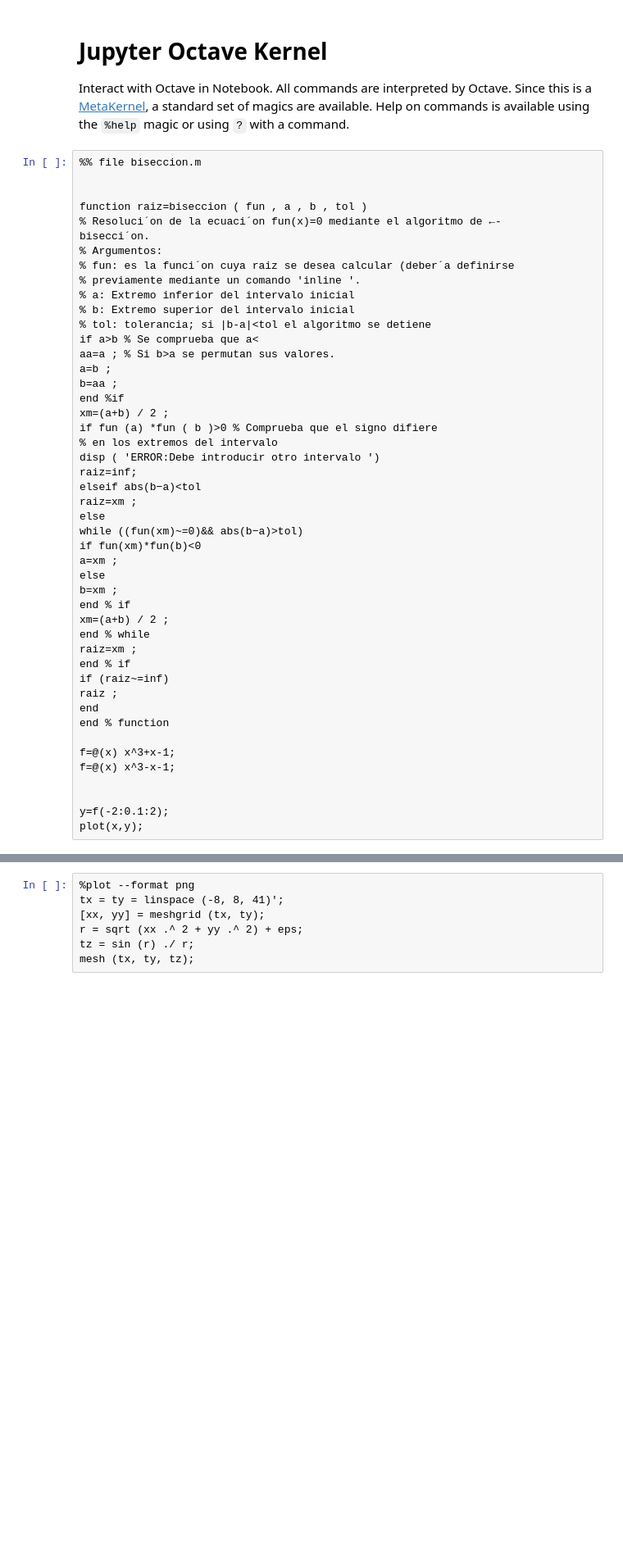
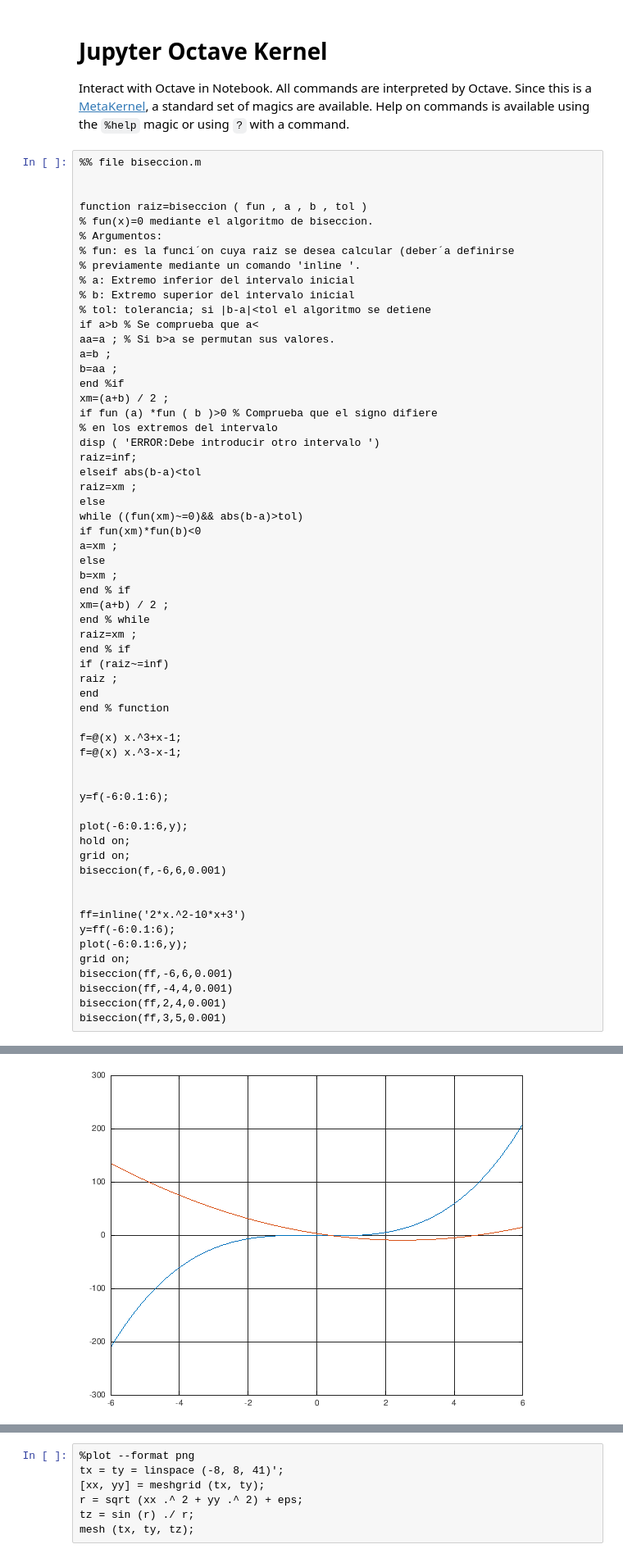
Before and after one commit to jmbsgit/octave, a Jupyter notebook: index.ipynb, the cells around one changed output, grey strips where cells are left out. Shown: that part at 82% size. Saved outputs shown, nothing was run; the diff lists cells and outputs as text; blank space fills up the shorter version.

```diff
--- a/index.ipynb
+++ b/index.ipynb
@@ -8,8 +8,7 @@ Interact with Octave in Notebook. All commands are interpreted by Octave.  Since
 
 
 function raiz=biseccion ( fun , a , b , tol )
-% Resoluci´on de la ecuaci´on fun(x)=0 mediante el algoritmo de ←-
-bisecci´on.
+% fun(x)=0 mediante el algoritmo de biseccion.
 % Argumentos:
 % fun: es la funci´on cuya raiz se desea calcular (deber´a definirse
 % previamente mediante un comando 'inline '.
@@ -26,10 +25,10 @@ if fun (a) *fun ( b )>0 % Comprueba que el signo difiere
 % en los extremos del intervalo
 disp ( 'ERROR:Debe introducir otro intervalo ')
 raiz=inf;
-elseif abs(b−a)<tol
+elseif abs(b-a)<tol
 raiz=xm ;
 else
-while ((fun(xm)~=0)&& abs(b−a)>tol)
+while ((fun(xm)~=0)&& abs(b-a)>tol)
 if fun(xm)*fun(b)<0
 a=xm ;
 else
@@ -44,9 +43,24 @@ raiz ;
 end
 end % function
 
-f=@(x) x^3+x-1;
-f=@(x) x^3-x-1;
+f=@(x) x.^3+x-1;
+f=@(x) x.^3-x-1;
 
 
-y=f(-2:0.1:2);
-plot(x,y);
+y=f(-6:0.1:6);
+
+plot(-6:0.1:6,y);
+hold on;
+grid on;
+biseccion(f,-6,6,0.001)
+
+
+ff=inline('2*x.^2-10*x+3')
+y=ff(-6:0.1:6);
+plot(-6:0.1:6,y);
+grid on;
+biseccion(ff,-6,6,0.001)
+biseccion(ff,-4,4,0.001)
+biseccion(ff,2,4,0.001)
+biseccion(ff,3,5,0.001)
+# %% [output]
@@ -52,0 +75 @@ plot(x,y);
+[figure, added]
```
Also changed, not shown: parts of 3 cells of this notebook.
